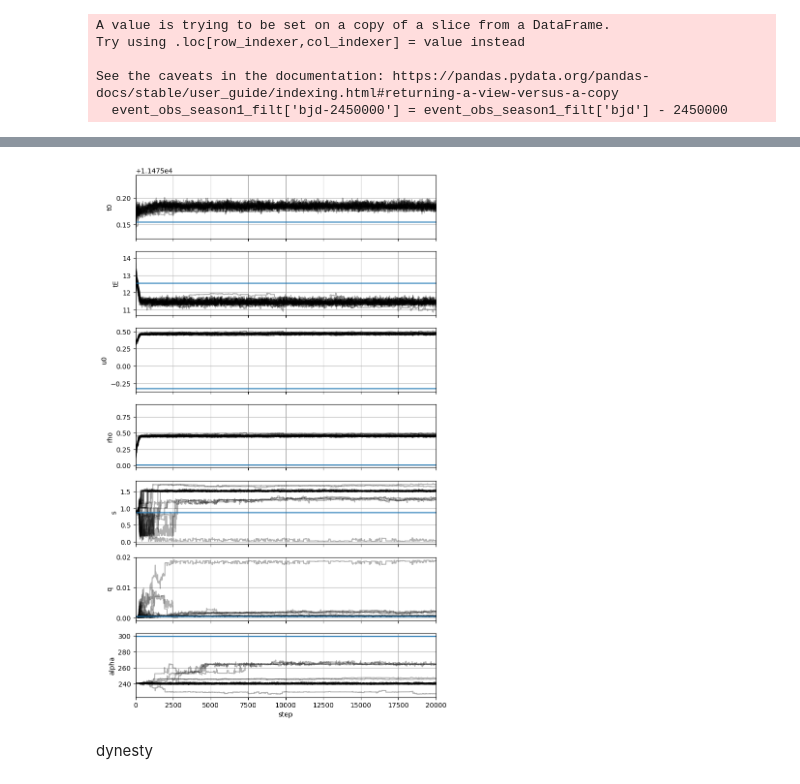
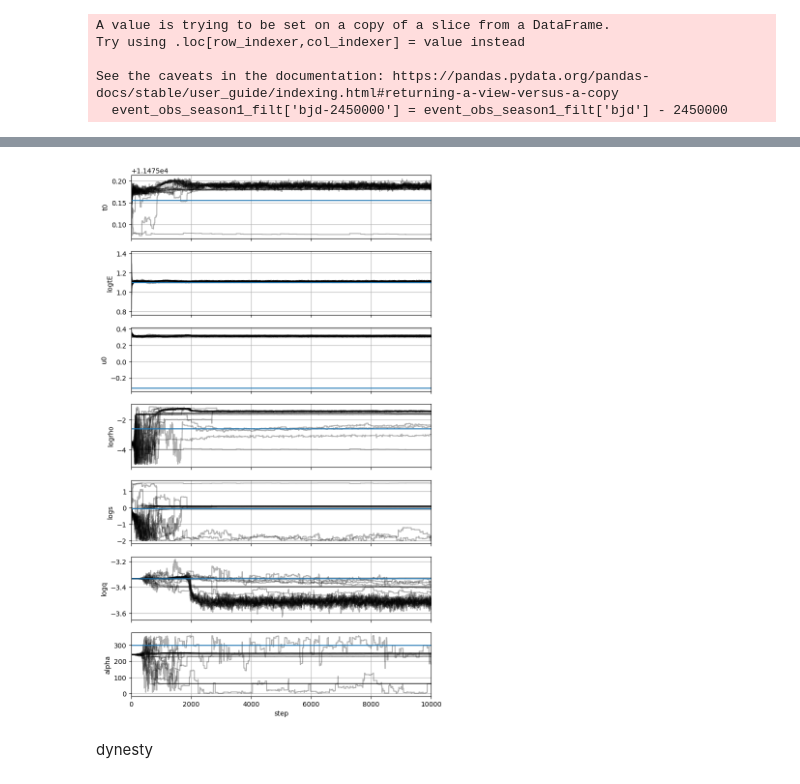
Before and after one commit to exoclam/birp, a Jupyter notebook: end-here-ml.ipynb, the cells around one changed output, grey strips where cells are left out. Cells and saved outputs as stored; diff of their text form; code cells hidden in the pictures.

Commit message:
re-ran MCMC and nested sampling with logtE, logrho, logs, logq

```diff
--- a/end-here-ml.ipynb
+++ b/end-here-ml.ipynb
@@ -398,6 +398,8 @@ def get_mag(x0, p, t):
      #create a dictionary of parameters
     params = dict(zip(p, x0))
     paramsc = params.copy()
+    if 'logtE' in paramsc.keys():
+        paramsc['tE'] = 10**paramsc['logtE']
     tau = (t - paramsc['t0']) / paramsc['tE']
     # Single lens model
     if len(p) < 7 :
@@ -502,8 +504,11 @@ def log_prior(x0, p, t, bounds: dict | None = None):
         Optional map of parameter name -> (min, max). If None, use defaults.
     '''
 
-    default_bounds = {'t0': (t.min(), t.max()+45), 'tE': (0.1, t.max()+45-t.min()), 'u0': (-10.0, 10.0), 'rho': (1e-5, 1.0), 's': (1e-2, 20.0), 'q': (1e-7, 1.0), 'alpha': (0.0, 360.0), 'logs': (-2, 2), 'logq': (-7, 0), 'logrho': (-5, 0)}
-    bounds_map = default_bounds.copy()
+    if bounds:
+        bounds_map = bounds.copy()
+    else:
+        default_bounds = {'t0': (t.min(), t.max()+45), 'tE': (0.1, t.max()+45-t.min()), 'u0': (-10.0, 10.0), 'rho': (1e-5, 1.0), 's': (1e-2, 20.0), 'q': (1e-7, 1.0), 'alpha': (0.0, 360.0), 'logs': (-2, 2), 'logq': (-7, 0), 'logrho': (-5, 0)}
+        bounds_map = default_bounds.copy()
     if bounds is not None:
         bounds_map.update({k: tuple(v) for k, v in bounds.items() if k in bounds_map})
 
@@ -882,26 +910,40 @@ import emcee, corner
 from multiprocess import Pool, cpu_count
 
 # best fit params from RTModel
-x0 = np.array([t0, tE, u0, rho, s, q, np.degrees(alpha)])
-param_names = ["t0", "tE", "u0", "rho", "s", "q", "alpha"]
+x0 = np.array([t0, logtE, u0, logrho, logs, logq, np.degrees(alpha)])
+param_names = ["t0", "logtE", "u0", "logrho", "logs", "logq", "alpha"]
 bounds = None   # or e.g. {"t0": (x0[0]-x0[1], x0[0]+x0[1]), "tE": (x0[1]-20, x0[1]+20)}
+sigma = 10 # sigma for bounds is big
+bounds = {"t0": (t0-sigma*t0_err, t0+sigma*t0_err), "logtE": (logtE-sigma*np.abs(logtE_err), logtE+sigma*np.abs(logtE_err)),
+          "u0": (u0-sigma*u0_err, u0+sigma*u0_err), "alpha": (0, 360),
+          "logs": (logs-sigma*np.abs(logs_err), logs+sigma*np.abs(logs_err)), "logq": (logq-sigma*np.abs(logq_err), logq+sigma*np.abs(logq_err)),
+          "logrho": (logrho-sigma*np.abs(logrho_err), logrho+sigma*np.abs(logrho_err))}
 
-ndim, nwalkers, nsteps = len(param_names), 25, 20000 # try 25 walkers, 1500 steps first
-scales = np.array([3*t0_err, 3*tE_err, 3*u0_err, 3*rho_err, 3*s_err, 3*q_err, 3*alpha_err])  # per-parameter ball size
+ndim, nwalkers, nsteps = len(param_names), 25, 10000 # try 25 walkers, 1500 steps first
+sigma = 3 # sigma for initial ball is small
+scales = np.array([sigma*t0_err, sigma*logtE_err, sigma*u0_err, sigma*logrho_err, sigma*logs_err, sigma*logq_err, sigma*10*alpha_err])  # per-parameter ball size
 rng = np.random.default_rng(46)
 
 # Initial ball around x0; x0 itself must lie inside the bounds or this loops forever
 p0 = x0 + scales * rng.standard_normal((nwalkers, ndim))
 for k in range(nwalkers):
-    while not np.isfinite(log_prior(p0[k], param_names, bjd, bounds)):
+    while not np.isfinite(log_prior(p0[k], param_names, bjd)): # originally included bounds but it made everything -inf
         p0[k] = x0 + scales * rng.standard_normal(ndim)
+
+#print(log_likelihood(p0, param_names, bjd, flux, flux_err))
 
 with Pool(cpu_count() - 1) as pool:
     sampler = emcee.EnsembleSampler(
         nwalkers, ndim, log_probability,
-        args=(param_names, bjd, flux, flux_err, bounds),
+        args=(param_names, bjd, flux, flux_err), # bounds
         pool=pool)
     sampler.run_mcmc(p0, nsteps, progress=True)
+
+# sampler = emcee.EnsembleSampler(
+#     nwalkers, ndim, log_probability,
+#     args=(param_names, bjd, flux, flux_err, bounds),
+#     pool=pool)
+# sampler.run_mcmc(p0, nsteps, progress=True)
 
 tau = sampler.get_autocorr_time(tol=0)
 flat = sampler.get_chain(discard=int(5 * tau.max()), thin=max(1, int(tau.min() / 2)), flat=True)
@@ -919,7 +956,11 @@ t0_truth = event_obs.iloc[0]['t0lens1']-2450000
 tE_truth = event_obs.iloc[0]['tE_ref']
 u0_truth = event_obs.iloc[0]['u0lens1']
 rho_truth = event_obs.iloc[0]['rho']
-true_values = [t0_truth, tE_truth, u0_truth, rho_truth, s_truth, q_truth, alpha_truth]
+logs_truth = np.log10(s_truth)
+logq_truth = np.log10(q_truth)
+logrho_truth = np.log10(rho_truth)
+logtE_truth = np.log10(tE_truth)
+true_values = [t0_truth, logtE_truth, u0_truth, logrho_truth, logs_truth, logq_truth, alpha_truth]
 # %%
 fig = corner.corner(flat, labels=param_names, quantiles=[0.16, 0.5, 0.84], show_titles=True, truths=true_values,
     truth_color="#ff4b4b")
@@ -933,21 +977,21 @@ fig.savefig(root_dir+"plots/mcmc/corner-plots/event_"+str(event_id)+".png")#, bb
 # %%
 chain = sampler.get_chain()  # Shape: (nsteps, nwalkers, ndim)
 
-param_names = ["t0", "tE", "u0", "rho", "s", "q", "alpha"]
+param_names = ["t0", "logtE", "u0", "logrho", "logs", "logq", "alpha"]
 
 fig, ax = plt.subplots(nrows=7, ncols=1, figsize=(8, 14), sharex=True)
 for i in range(len(param_names)):
     ax[i].plot(chain[:, :, i], "k", alpha=0.3)
     ax[i].plot(np.arange(chain.shape[0])+1, true_values[i] * np.ones(chain.shape[0]))
     ax[i].set_ylabel(param_names[i])
     ax[i].grid(True)
 
 plt.xlim(0, chain.shape[0])
 plt.xlabel("step")
 plt.savefig(root_dir+"plots/mcmc/trace-plots/event_"+str(event_id)+".png")
 plt.show()
 # %% [output]
-[figure, old version]
+[figure, new version]
 # %% [markdown]
 dynesty
 # %%
```
Also changed, not shown: parts of 10 cells of this notebook.
